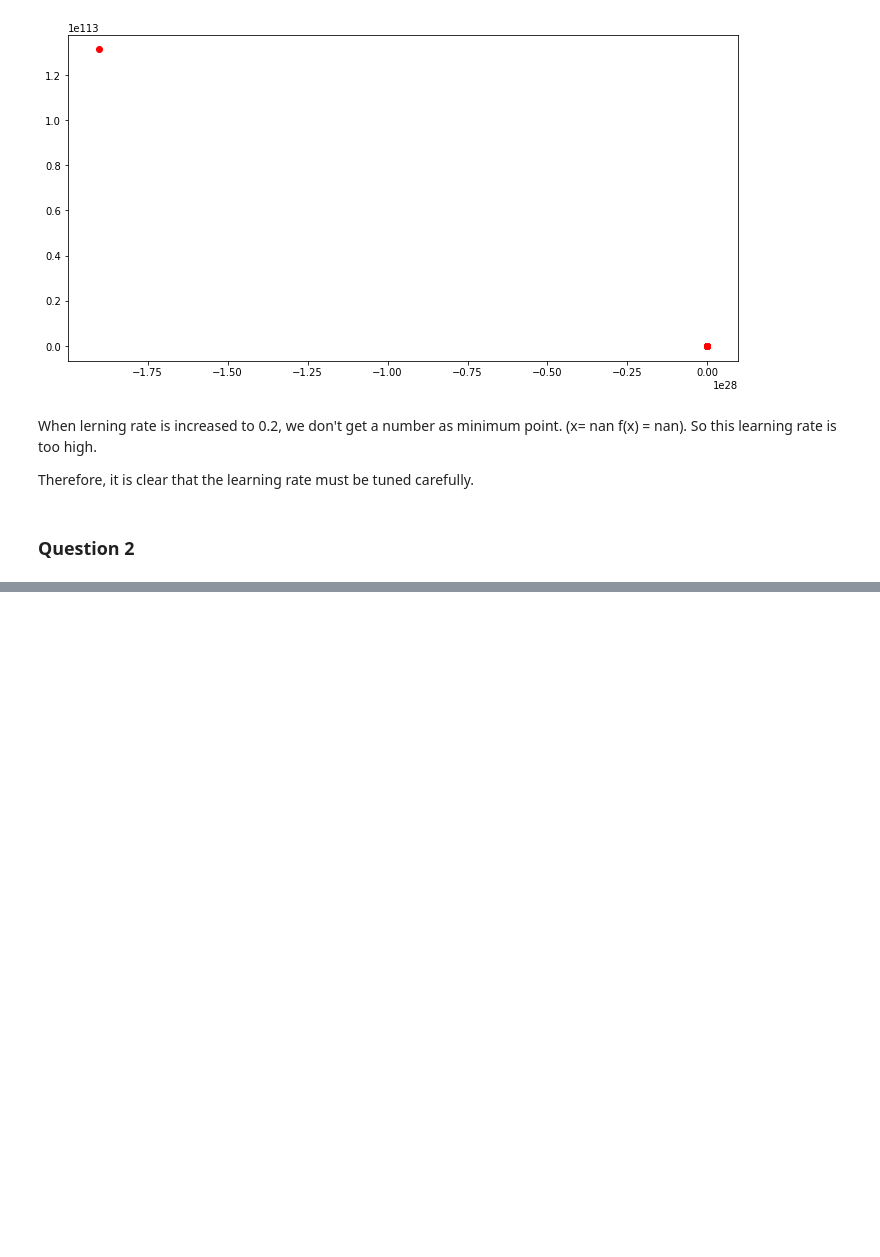
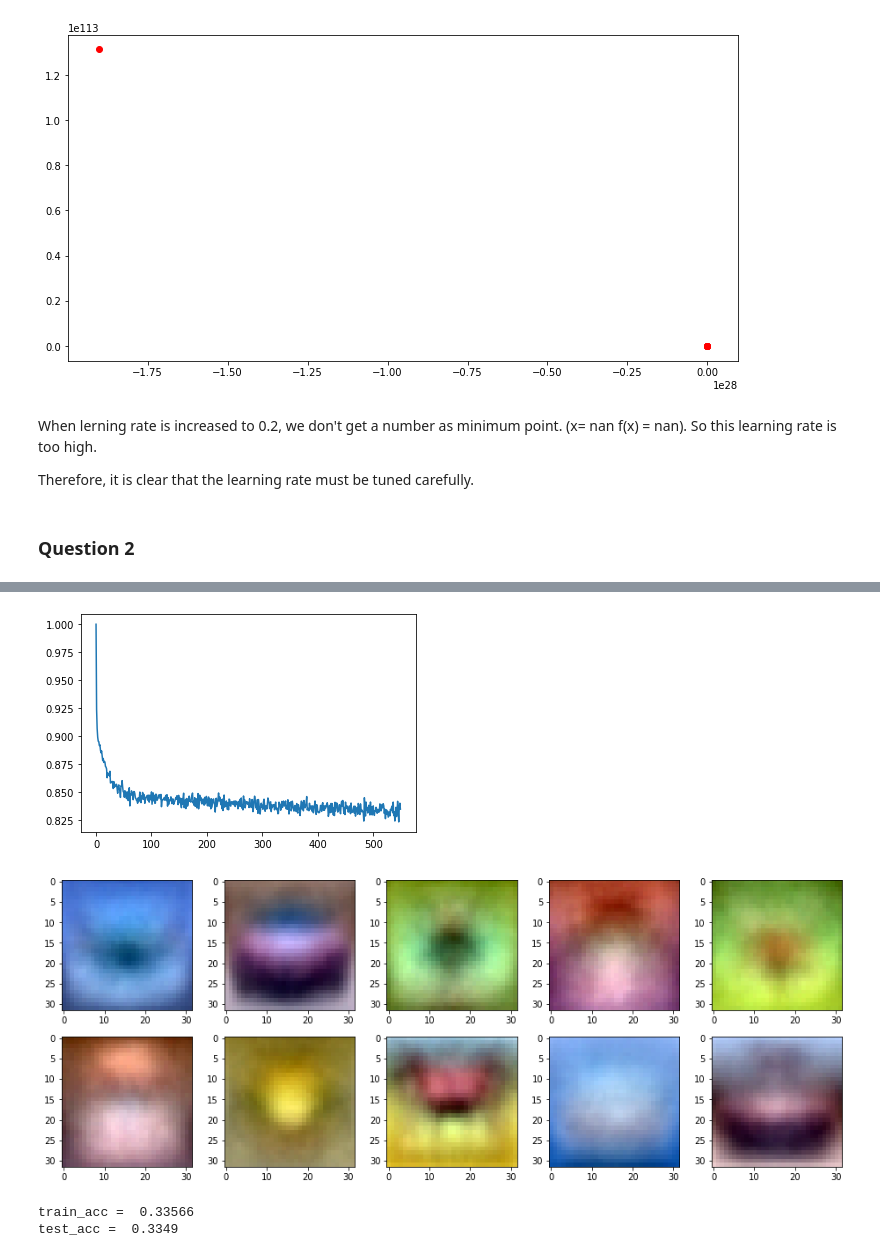
Before and after one commit to dulmi-99/Image-Processing-and-Machine-Vision, a Jupyter notebook: Exercises/Exercise 10/190107T_Exercise_10.ipynb, the cells around one changed output, grey strips where cells are left out. Saved outputs shown, nothing was run; the diff lists cells and outputs as text; code cells hidden in the pictures; blank space fills up the shorter version.

```diff
--- a/Exercises/Exercise 10/190107T_Exercise_10.ipynb
+++ b/Exercises/Exercise 10/190107T_Exercise_10.ipynb
@@ -232,32 +228,9 @@ NameError: name 't_train' is not defined
-# %%
-# Utility function for diaplaying
-def display(y_train, y_test, y_train_pred, y_test_pred, loss_history, w, showim = True):
-    plt.plot(loss_history)
-
-
-     # For diapaying the weights matrix w as an image. 32*32*3 assumption is there
-    if showim:
-        f, axarr = plt.subplots(2, 5)
-        f.set_size_inches(16, 6)
-        for i in range(10):
-            img = w[:, i].reshape(32, 32, 3)# CIFAR10
-            # img = w1[:, i].reshape(28, 28)# MNIST
-            img = (img - np.amin(img))/(np.amax(img) - np.amin(img))
-            axarr[i//5, i%5].imshow(img)
-        plt.show()
-
-    train_acc = np.mean(np.abs(np.argmax(y_train, axis=1) == np.argmax(y_train_pred, axis=1)))
-    print("train_acc = ", train_acc)
-
-    test_acc = np.mean(np.abs(np.argmax(y_test, axis=1) == np.argmax(y_test_pred, axis=1)))
-    print("test_acc = ", test_acc)
-# %%
-K = len(np.unique(y_train))
-y_train = tf.keras.utils.to_categorical(y_train,num_classes=K)
-y_test = tf.keras.utils.to_categorical(y_test,num_classes=K)
-x_train = np.reshape(x_train,(Ntr,Din))
-x_test = np.reshape(x_test,(Nte,Din))
-x_train = x_train.astype(np.float32)
-x_test = x_test.astype(np.float32)
-x_train/= 255
-x_test/= 255
+# %%
+y_train_pred = x_train.dot(w)+b
+y_test_pred = x_test.dot(w)+b
+display(y_train,y_test,y_train_pred,y_test_pred,loss_history,w,showim=True)
+# %% [output]
+[figure, added]
+[figure, added]
+train_acc =  0.33566
+test_acc =  0.3349
```
Also changed, not shown: parts of 4 cells of this notebook.
